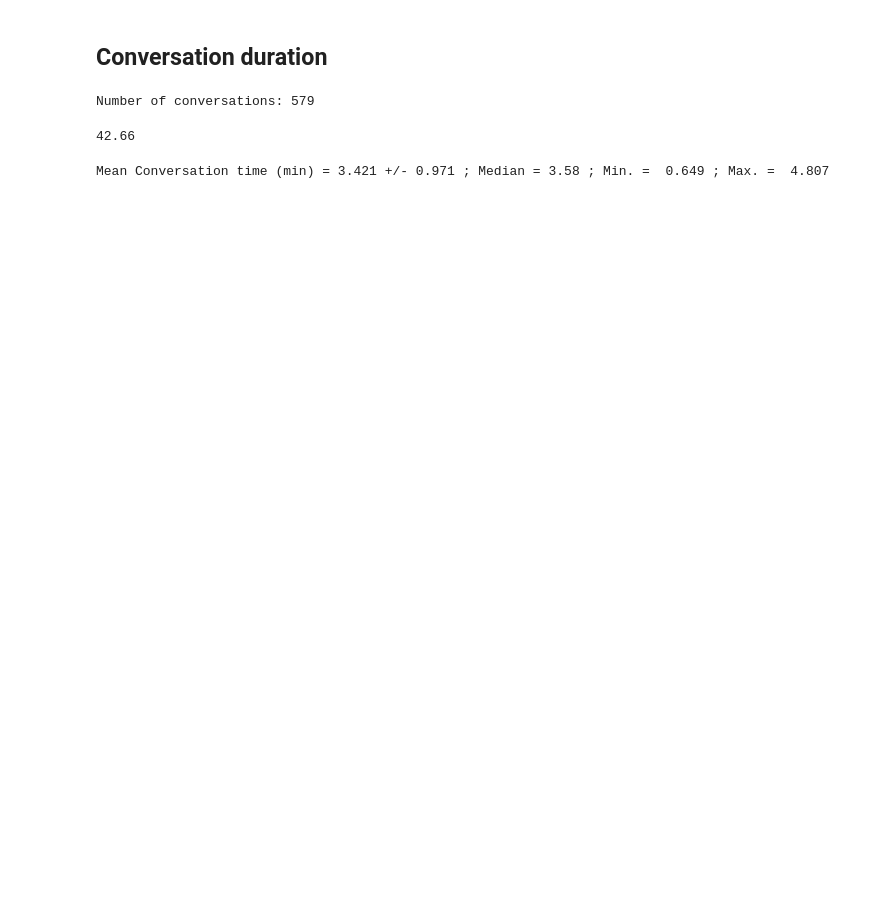
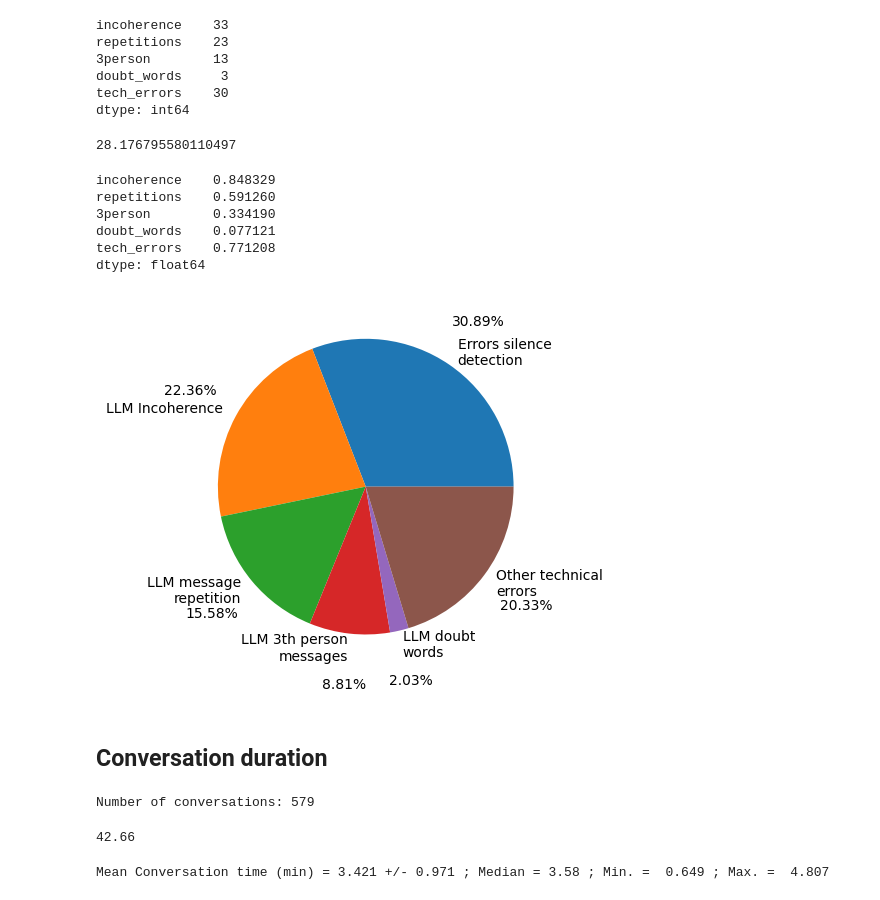
Before and after one commit to ASAPLableni/LableniBot, a Jupyter notebook: DataAnalysis/CodeofRevision.ipynb, the cells around one changed output. Saved outputs shown, nothing was run; the diff lists cells and outputs as text; code cells hidden in the pictures; blank space fills up the shorter version.

```diff
--- a/DataAnalysis/CodeofRevision.ipynb
+++ b/DataAnalysis/CodeofRevision.ipynb
@@ -29,0 +362,4 @@ class Parameters:
+# %%
+total_num_silence = df_check_videos["Silencios totales por avatar"].sum()
+Results.table_dict["samples_silence_error"] = total_num_silence
+print("samples_silence_error", Results.table_dict["samples_silence_error"])
@@ -30,3 +372,66 @@ class Parameters:
+# %%
+cols_to_check_ml = [
+    'Incoherencias chatbot',
+    'Repeticiones',
+    'Hablar en 3a persona',
+    'Palabras dudosas'
+]
+
+cols_tech_errors = ['Errores técnicos (puedes repetir, cambio de nombre…)']
+
+new_names = ["incoherence", "repetitions", "3person", "doubt_words", "tech_errors"]
+
+new_dict_features = {}
+for i_col, col in enumerate(cols_to_check_ml + cols_tech_errors):
+    help_list = [
+        len(v.split(",")) if isinstance(v, str) else 0 for v in df_check_videos[col].values
+    ]
+    new_dict_features[new_names[i_col]] = help_list
+# %%
+df_num_videos = pd.DataFrame(new_dict_features)
+df_num_videos.sum(axis=0)
+# %% [output]
+incoherence    33
+repetitions    23
+3person        13
+doubt_words     3
+tech_errors    30
+dtype: int64
+# %%
+100 * (np.sum(df_num_videos.sum()))/362
+# %% [output]
+28.176795580110497
+# %%
+100 * df_num_videos.sum(axis=0) / total_num_vh_samples
+# %% [output]
+incoherence    0.848329
+repetitions    0.591260
+3person        0.334190
+doubt_words    0.077121
+tech_errors    0.771208
+dtype: float64
+# %%
+all_values_pie = [100 * total_num_silence / total_num_hum_samples] + (100 * df_num_videos.sum(axis=0) / total_num_vh_samples).values.tolist()
+all_errors_labels = [
+    "Errors silence\ndetection",
+    'LLM Incoherence',
+    'LLM message\nrepetition',
+    'LLM 3th person\nmessages',
+    'LLM doubt\nwords',
+    "Other technical\nerrors"
+]
+# %%
+labels = all_errors_labels
+sizes = all_values_pie
+
+fig, ax = plt.subplots()
+ax.pie(sizes, labels=labels, autopct='%1.2f%%', pctdistance=1.35)
+
+plt.savefig("Results/PieChart.pdf", format="pdf", dpi=300)
+
+plt.show()
+# %% [output]
+[figure, added]
 # %% [markdown]
 ## Conversation duration
 # %%
```
Also changed, not shown: parts of 23 cells of this notebook, 3 other files.
